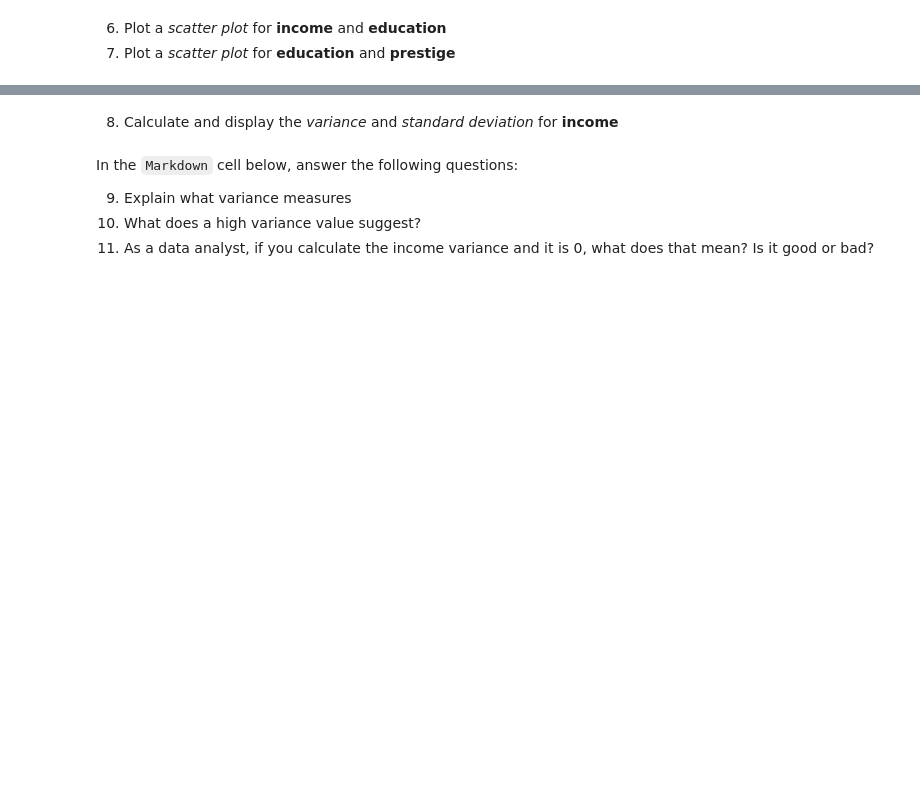
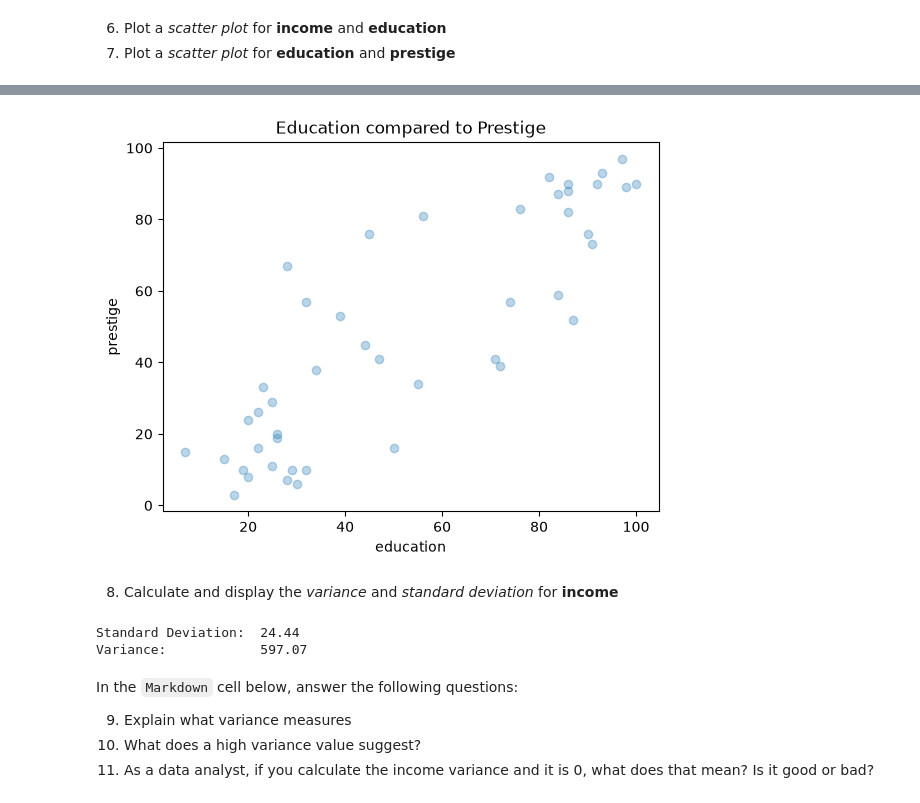
Before and after one commit to dalew14/CSCI-4047-800, a Jupyter notebook: Mod02 Know Your Data/Assignment2.ipynb, the cells around one changed output, grey strips where cells are left out. Saved outputs shown, nothing was run; the diff lists cells and outputs as text; code cells hidden in the pictures; blank space fills up the shorter version.

```diff
--- a/Mod02 Know Your Data/Assignment2.ipynb
+++ b/Mod02 Know Your Data/Assignment2.ipynb
@@ -35,2 +95,10 @@ In this exercise, you are provided with data regarding income, education, and ot
+# %%
+plt.scatter(x=df['education'], y = df['prestige'], alpha=0.3)
+plt.title("Education compared to Prestige")
+plt.xlabel('education')
+plt.ylabel("prestige")
+plt.show()
+# %% [output]
+[figure, added]
 # %% [markdown]
 8. Calculate and display the *variance* and *standard deviation* for **income**
@@ -39,3 +105,12 @@ In this exercise, you are provided with data regarding income, education, and ot
+# %%
+standard_dev = df['income'].std()
+print(f"Standard Deviation:  {standard_dev:.2f}")
+
+variance = standard_dev ** 2
+print(f"Variance:            {variance:.2f}")
+# %% [output]
+Standard Deviation:  24.44
+Variance:            597.07
 # %% [markdown]
 In the  `Markdown` cell below, answer the following questions:
 
```
Also changed, not shown: parts of 12 cells of this notebook, 2 other files.
